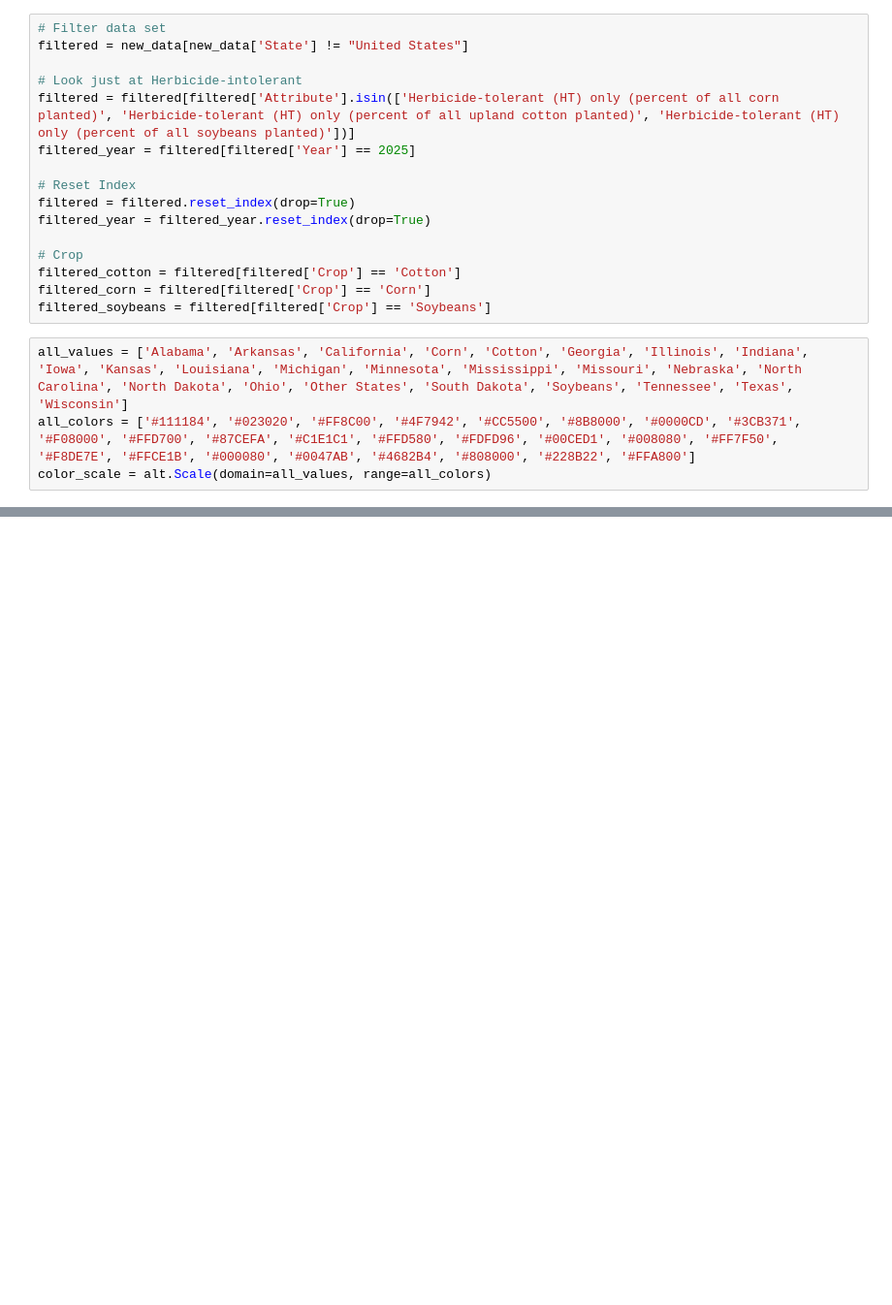
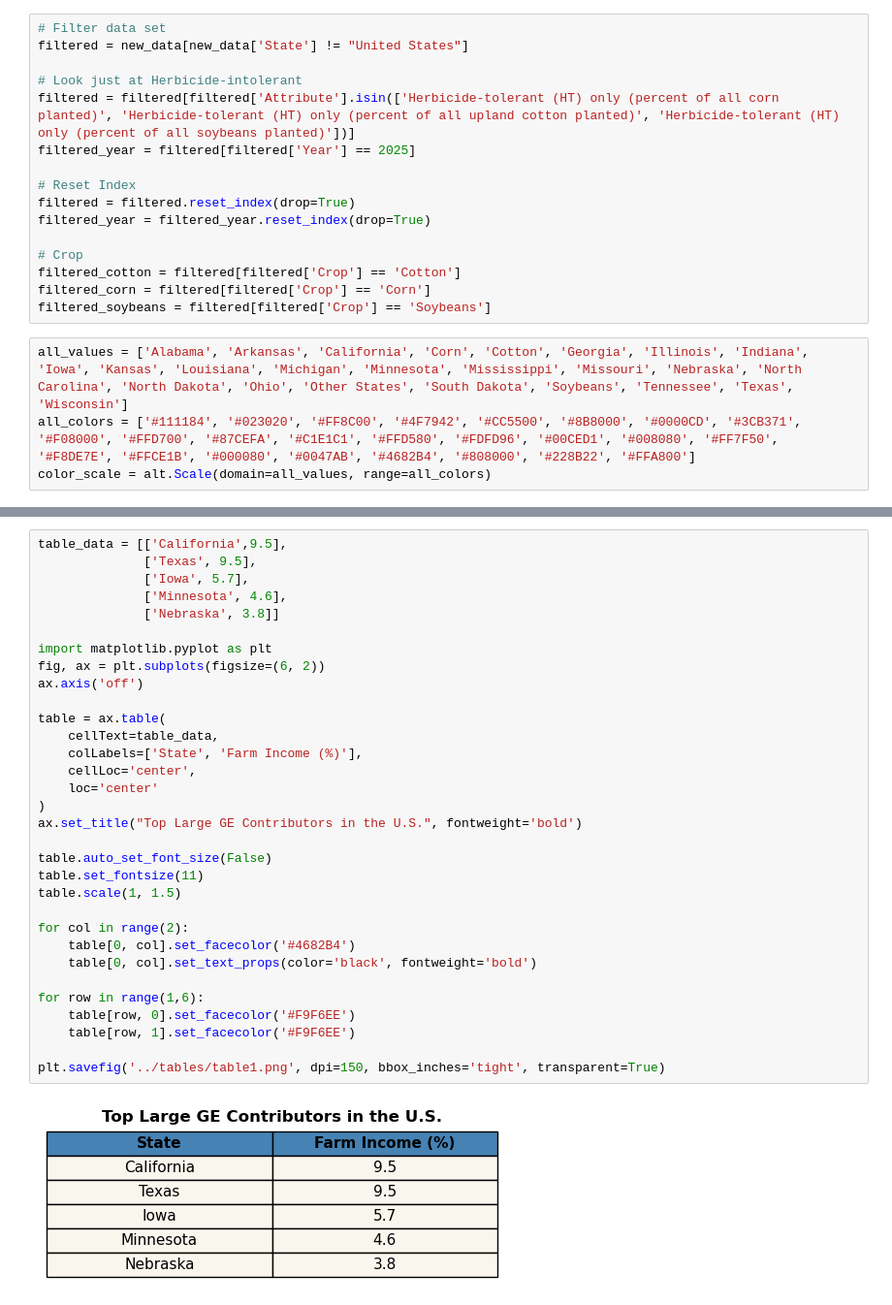
Before and after one commit to mauramann/dsan5200-project, a Jupyter notebook: data-viz/data-viz.ipynb, the cells around one changed output, grey strips where cells are left out. Shown at 97% size. Drawn from its saved outputs; the diff is of its cells as text; blank space fills up the shorter version.

```diff
--- a/data-viz/data-viz.ipynb
+++ b/data-viz/data-viz.ipynb
@@ -223,0 +325,34 @@ linked_chart.save('../website/plots/plot4.html')
+# %%
+table_data = [['California',9.5],
+              ['Texas', 9.5],
+              ['Iowa', 5.7],
+              ['Minnesota', 4.6],
+              ['Nebraska', 3.8]]
+
+import matplotlib.pyplot as plt
+fig, ax = plt.subplots(figsize=(6, 2))
+ax.axis('off')
+
+table = ax.table(
+    cellText=table_data,
+    colLabels=['State', 'Farm Income (%)'],
+    cellLoc='center',
+    loc='center'
+)
+ax.set_title("Top Large GE Contributors in the U.S.", fontweight='bold')
+
+table.auto_set_font_size(False)
+table.set_fontsize(11)
+table.scale(1, 1.5)
+
+for col in range(2):
+    table[0, col].set_facecolor('#4682B4')
+    table[0, col].set_text_props(color='black', fontweight='bold')
+
+for row in range(1,6):
+    table[row, 0].set_facecolor('#F9F6EE')
+    table[row, 1].set_facecolor('#F9F6EE')
+
+plt.savefig('../tables/table1.png', dpi=150, bbox_inches='tight', transparent=True)
+# %% [output]
+[figure, added]
```
Also changed, not shown: parts of 21 cells of this notebook, 25 other files.
